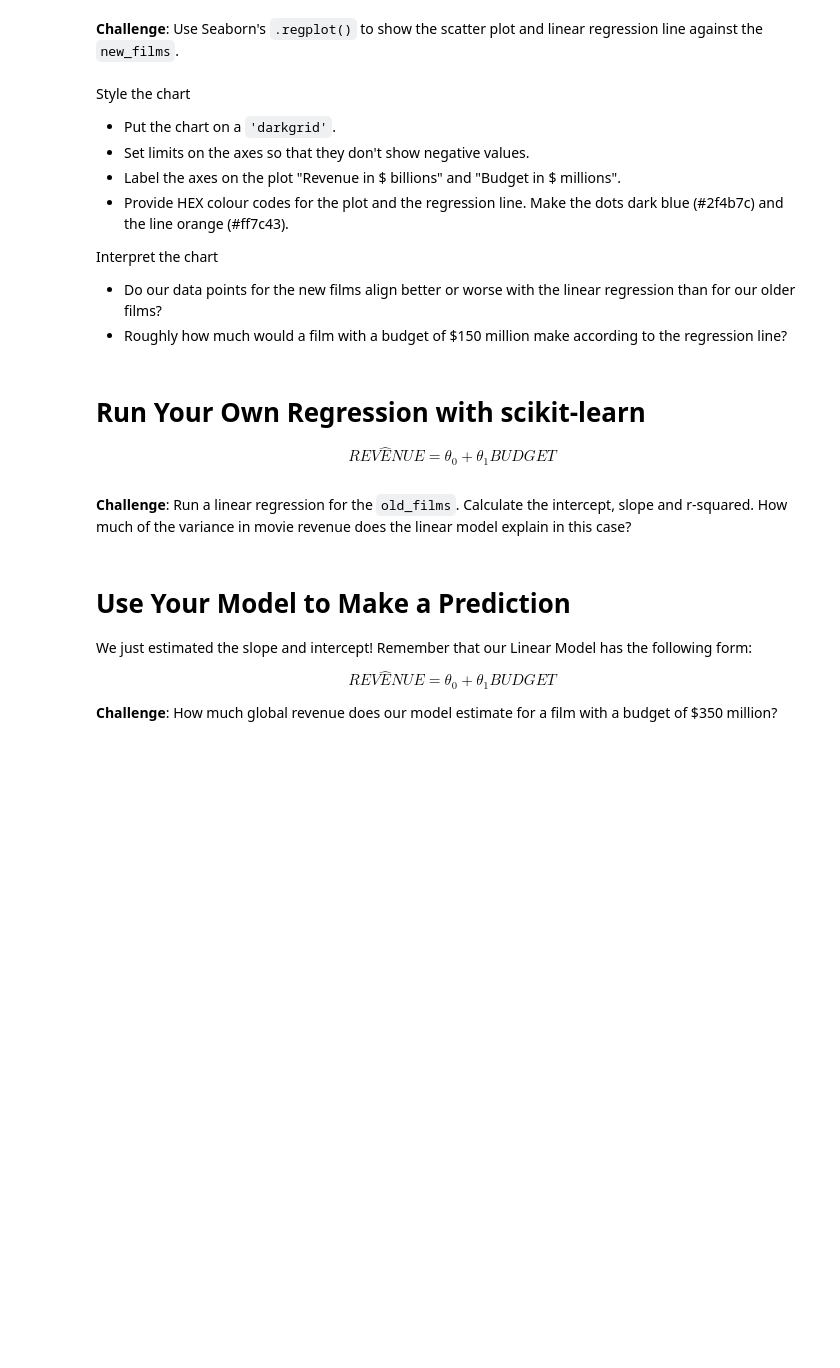
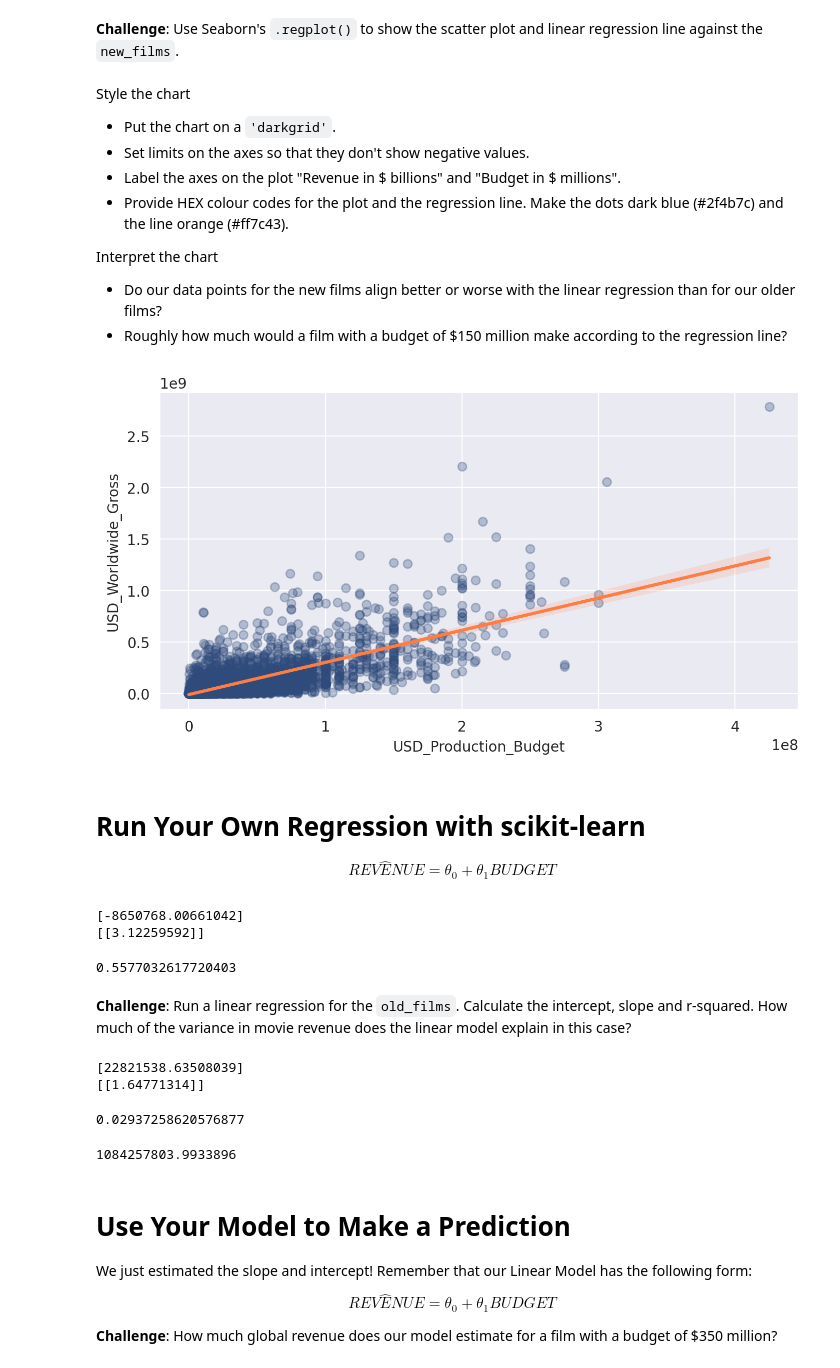
Before and after one commit to arhojati/day-78-Seaborn-Linear-Regression--start-, a Jupyter notebook: Seaborn_and_Linear_Regression_(start).ipynb, the cells around one changed output. Drawn from its saved outputs; the diff is of its cells as text; code cells hidden in the pictures; blank space fills up the shorter version.

```diff
--- a/Seaborn_and_Linear_Regression_(start).ipynb
+++ b/Seaborn_and_Linear_Regression_(start).ipynb
@@ -360,12 +412,67 @@ Interpret the chart
 
 * Do our data points for the new films align better or worse with the linear regression than for our older films?
 * Roughly how much would a film with a budget of $150 million make according to the regression line?
+# %%
+plt.figure(figsize=(8,4), dpi=200)
+with sns.axes_style("darkgrid"):
+  sns.regplot(data=new_films,
+            x='USD_Production_Budget',
+            y='USD_Worldwide_Gross',
+            color='#2f4b7c',
+            scatter_kws = {'alpha': 0.3},
+            line_kws = {'color': '#ff7c43'})
+  ax.set(ylim=(0, new_films['USD_Worldwide_Gross'].max()),
+         xlim=(0, new_films['USD_Production_Budget'].max()),
+         ylabel= 'Revenue in $ bilions',
+         xlabel= 'Budget in 100$ milions')
+# %% [output]
+[figure, added]
 # %% [markdown]
 # Run Your Own Regression with scikit-learn
 
 $$ REV \hat ENUE = \theta _0 + \theta _1 BUDGET$$
+# %%
+regression = LinearRegression()
+# Explanatory Variable(s) or Feature(s)
+X = pd.DataFrame(new_films, columns=['USD_Production_Budget'])
+
+# Response Variable or Target
+y = pd.DataFrame(new_films, columns=['USD_Worldwide_Gross'])
+
+regression.fit(X, y)
+print(regression.intercept_)
+print(regression.coef_)
+
+# R-squared
+regression.score(X, y)
+# %% [output]
+[-8650768.00661042]
+[[3.12259592]]
+0.5577032617720403
 # %% [markdown]
 **Challenge**: Run a linear regression for the `old_films`. Calculate the intercept, slope and r-squared. How much of the variance in movie revenue does the linear model explain in this case?
+# %%
+old_regression = LinearRegression()
+# Explanatory Variable(s) or Feature(s)
+A = pd.DataFrame(old_films, columns=['USD_Production_Budget'])
+
+# Response Variable or Target
+b = pd.DataFrame(old_films, columns=['USD_Worldwide_Gross'])
+
+old_regression.fit(A, b)
+print(old_regression.intercept_)
+print(old_regression.coef_)
+
+# R-squared
+old_regression.score(A, b)
+# %% [output]
+[22821538.63508039]
+[[1.64771314]]
+0.02937258620576877
+# %%
+print(-8650768.00661042 + 3.12259592 * 350000000)
+# %% [output]
+1084257803.9933896
 # %% [markdown]
 # Use Your Model to Make a Prediction
 
```
Also changed, not shown: parts of 8 cells of this notebook.
